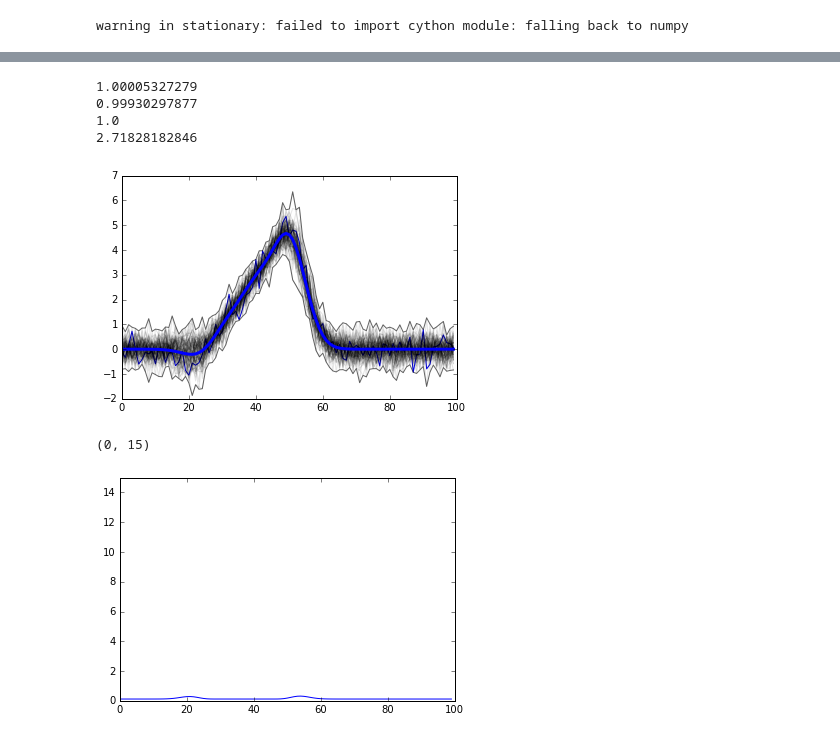
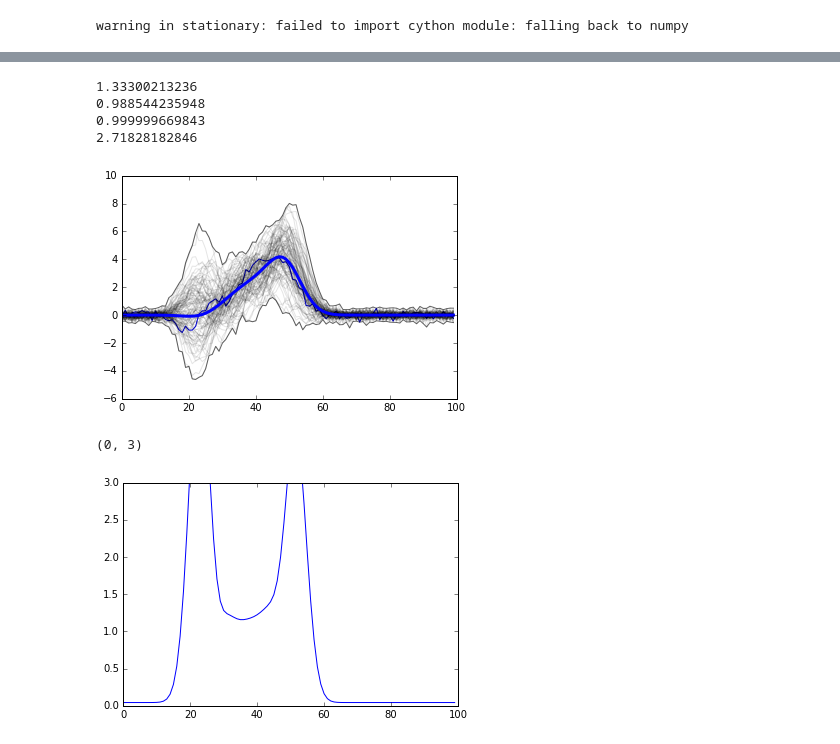
Before and after one commit to lionfish0/dp, a Jupyter notebook: Improved Bound Constraint differing across domain.ipynb, the cells around one changed output, grey strips where cells are left out. Drawn from its saved outputs; the diff is of its cells as text; code cells hidden in the pictures.

```diff
--- a/Improved Bound Constraint differing across domain.ipynb
+++ b/Improved Bound Constraint differing across domain.ipynb
@@ -641,7 +641,7 @@ def k(x1,x2,l):
     return np.exp(-.5 * (x1-x2)**2/l**2)
 # %%
 tests = np.arange(-5,15,0.2) #np.array([0,1,3])
-train = np.arange(0,5,0.01) #np.array([0,2])
+train = np.arange(0,5,0.1) #np.array([0,2])
 l = 1.0
 sigma = 1.0
 delta = 0.01
@@ -672,12 +672,14 @@ for it in range(len(train)):
     #print newcov
     #print "TRANSFORMED NEWCOV"
     #print transformed_newcov
-    transformed_newcov = np.dot(np.linalg.inv(cov),newcov)
-    while np.any(np.diag(transformed_newcov)>1):
+    evals,evects = np.linalg.eig(np.dot(np.linalg.inv(cov),newcov))
+    while np.any(evals>1.0):
         cov += newcov * 0.1
+        print ".",
     #    print "Added"
     #    print cov
-        transformed_newcov = np.dot(np.linalg.inv(cov),newcov)
+        evals,evects = np.linalg.eig(np.dot(np.linalg.inv(cov),newcov))
+    print "-"
     #else:
     #    print "Skip"
 #cov += np.eye(len(tests))*0.01 ###TODO DECIDE IF THIS IS OK?
@@ -777,5 +795,5 @@ plt.axis('equal')
 # %%
-threshold = 0.001
+threshold = 0.002
 #threshold = 0.0027
 inc = (p>threshold) & (q>threshold)
 print np.max(p[inc]/q[inc])
@@ -783,9 +801,9 @@ print np.sum(p[inc])*(stepsize**2)
 print np.sum(p)*(stepsize**2)
 print np.exp(eps)
 # %% [output]
-1.00005327279
-0.99930297877
-1.0
+1.33300213236
+0.988544235948
+0.999999669843
 2.71828182846
 # %%
 plt.plot(fsamps[np.random.randint(0,100),:].T);
@@ -794,10 +812,10 @@ plt.plot(np.max(fsamps[0:100,:].T,1),'k-',alpha=0.6);
 plt.plot(np.min(fsamps[0:100,:].T,1),'k-',alpha=0.6);
 plt.plot(mu,'b-',lw=3);
 # %% [output]
-[figure, old version]
+[figure, new version]
 # %%
 plt.plot(np.diag(sampcov))
-plt.ylim([0,15])
+plt.ylim([0,3])
 # %% [output]
-(0, 15)
+(0, 3)
-[figure, old version]
+[figure, new version]
```
Also changed, not shown: parts of 5 cells of this notebook.
